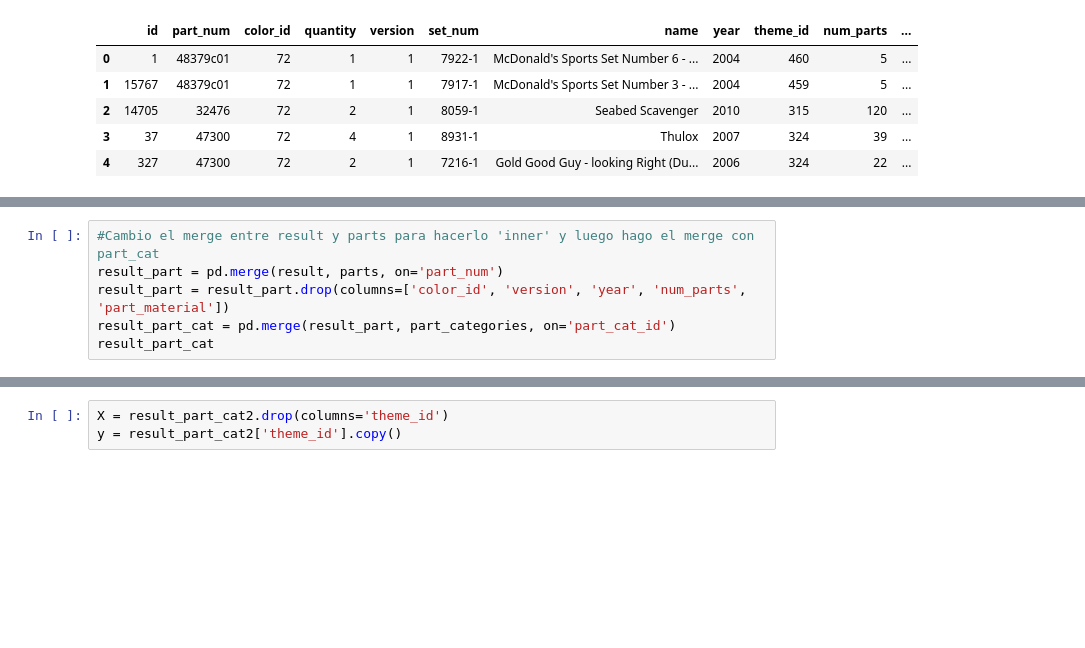
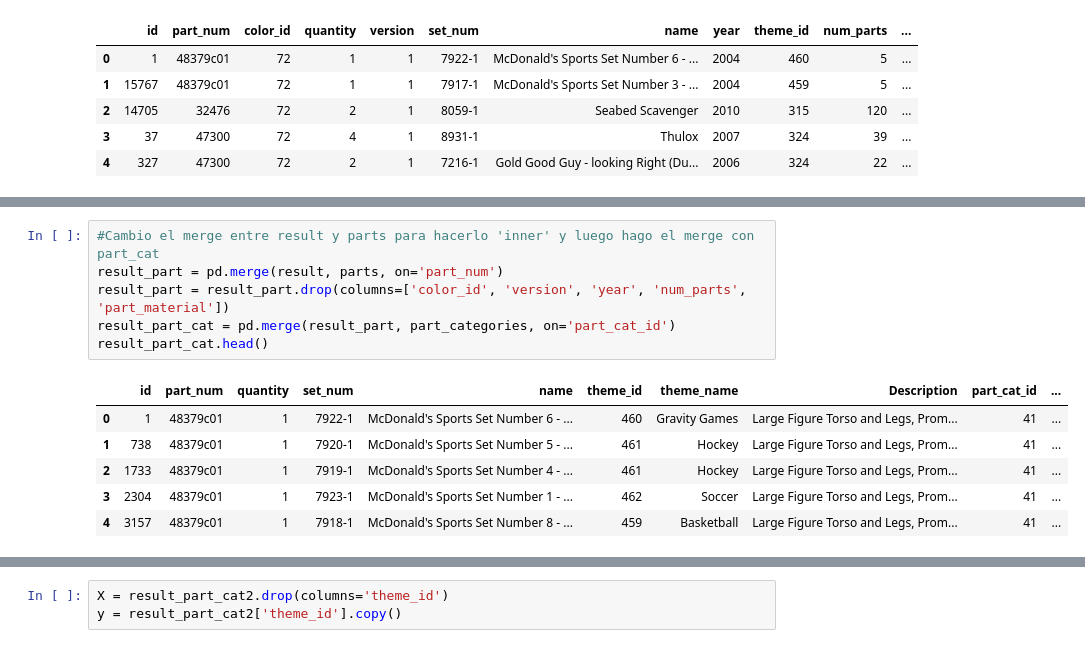
Before and after one commit to BenjaSar/AdD, a Jupyter notebook: TP_Integrador_AdD.ipynb, the cells around one changed output, grey strips where cells are left out. Cells and saved outputs as stored; diff of their text form; blank space fills up the shorter version.

```diff
--- a/TP_Integrador_AdD.ipynb
+++ b/TP_Integrador_AdD.ipynb
@@ -1358,9 +1372,16 @@ part_categories.head()
 # %%
 #Cambio el merge entre result y parts para hacerlo 'inner' y luego hago el merge con part_cat
 result_part = pd.merge(result, parts, on='part_num')
 result_part = result_part.drop(columns=['color_id', 'version', 'year', 'num_parts', 'part_material'])
 result_part_cat = pd.merge(result_part, part_categories, on='part_cat_id')
-result_part_cat
+result_part_cat.head()
+# %% [output]
+|  | id | part_num | quantity | set_num | name | theme_id | theme_name | Description | part_cat_id | ... |
+| 0 | 1 | 48379c01 | 1 | 7922-1 | McDonald's Sports Set Number 6 - ... | 460 | Gravity Games | Large Figure Torso and Legs, Prom... | 41 | ... |
+| 1 | 738 | 48379c01 | 1 | 7920-1 | McDonald's Sports Set Number 5 - ... | 461 | Hockey | Large Figure Torso and Legs, Prom... | 41 | ... |
+| 2 | 1733 | 48379c01 | 1 | 7919-1 | McDonald's Sports Set Number 4 - ... | 461 | Hockey | Large Figure Torso and Legs, Prom... | 41 | ... |
+| 3 | 2304 | 48379c01 | 1 | 7923-1 | McDonald's Sports Set Number 1 - ... | 462 | Soccer | Large Figure Torso and Legs, Prom... | 41 | ... |
+| 4 | 3157 | 48379c01 | 1 | 7918-1 | McDonald's Sports Set Number 8 - ... | 459 | Basketball | Large Figure Torso and Legs, Prom... | 41 | ... |
 # %%
 #creo un diccionario con cada categoria de pieza
 cat_name = result_part_cat['cat_name'].unique()
```
Also changed, not shown: parts of 36 cells of this notebook.
